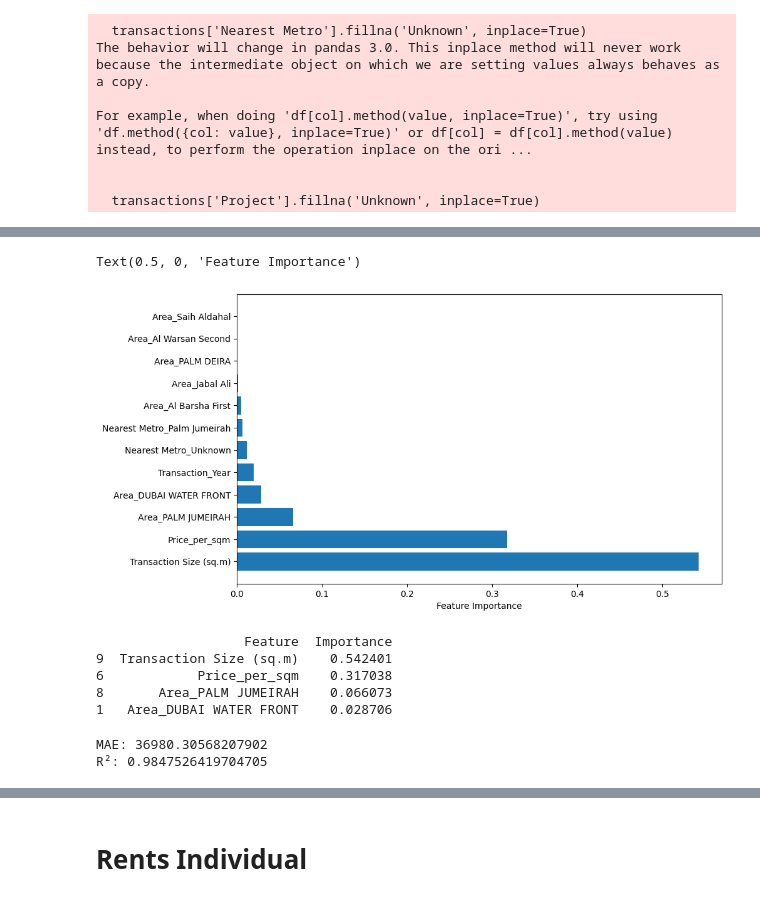
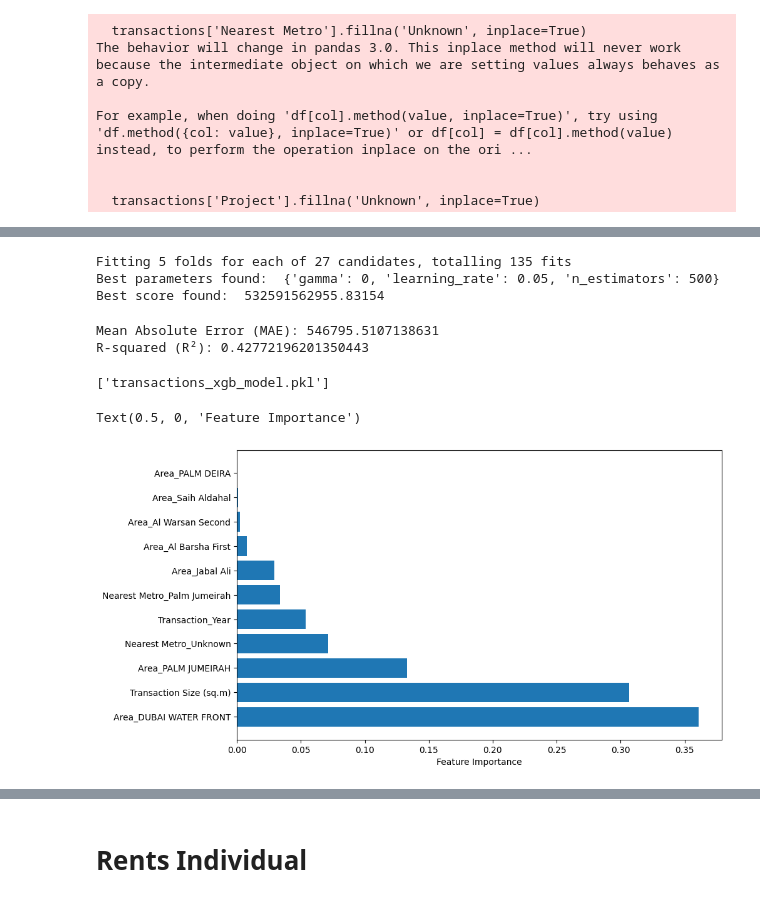
Before and after one commit to codyy6/Ocean-Dubai-House-Rental-and-Sales-Prediction, a Jupyter notebook: AI modelling.ipynb, the cells around one changed output, grey strips where cells are left out. Cells and saved outputs as stored; diff of their text form; code cells hidden in the pictures.

```diff
--- a/AI modelling.ipynb
+++ b/AI modelling.ipynb
@@ -251,7 +255,7 @@ transactions = pd.get_dummies(transactions, columns=columns_to_have)
 columns_to_keep = [
     'Area_Jabal Ali', 'Area_DUBAI WATER FRONT',
     'Nearest Metro_Unknown', 'Nearest Metro_Palm Jumeirah',
-    'Area_PALM DEIRA', 'Area_Saih Aldahal', 'Price_per_sqm', 'Area_Al Warsan Second',
+    'Area_PALM DEIRA', 'Area_Saih Aldahal', 'Area_Al Warsan Second',
     'Area_PALM JUMEIRAH', 'Transaction Size (sq.m)', 'Area_Al Barsha First','Amount', 'Transaction_Year'
 ]
 
@@ -320,0 +289,34 @@ XGBRegressor(base_score=None, booster=None, callbacks=None,
+# %%
+# Define the model
+transaction_model = xgb.XGBRegressor(objective='reg:squarederror')
+
+# Define the parameter grid to search
+param_grid = {
+    'n_estimators': [500, 1000, 1500],  # Number of trees
+    'learning_rate': [0.01, 0.05, 0.1],  # Learning rate
+    'gamma': [0, 0.1, 0.2]  # Minimum loss reduction required to make a further partition
+}
+
+# Define the scoring function (e.g., negative mean squared error for regression)
+scorer = make_scorer(mean_squared_error, greater_is_better=False)
+
+# Set up GridSearchCV
+grid_search = GridSearchCV(
+    estimator=transaction_model,
+    param_grid=param_grid,
+    scoring=scorer,
+    cv=5,  # 5-fold cross-validation
+    n_jobs=-1,  # Use all available cores
+    verbose=1  # Print progress
+)
+
+# Fit the grid search to the data
+grid_search.fit(X_train, y_train)
+
+# Print the best parameters and the corresponding score
+print("Best parameters found: ", grid_search.best_params_)
+print("Best score found: ", -grid_search.best_score_)  # Negative because we used negative MSE
+# %% [output]
+Fitting 5 folds for each of 27 candidates, totalling 135 fits
+Best parameters found:  {'gamma': 0, 'learning_rate': 0.05, 'n_estimators': 500}
+Best score found:  532591562955.83154
@@ -321,34 +327,31 @@ XGBRegressor(base_score=None, booster=None, callbacks=None,
+# %%
+# Calculate MAE
+mae = mean_absolute_error(y_test, predictions)
+print(f"Mean Absolute Error (MAE): {mae}")
+
+# Calculate R-squared (R²)
+r2 = r2_score(y_test, predictions)
+print(f"R-squared (R²): {r2}")
+# %% [output]
+Mean Absolute Error (MAE): 546795.5107138631
+R-squared (R²): 0.42772196201350443
+# %%
+joblib.dump(transactions_best_model, 'transactions_xgb_model.pkl')
+# %% [output]
+['transactions_xgb_model.pkl']
 # %%
 # Get feature importance
-feature_importance = model.feature_importances_
+feature_importance = transaction_model.feature_importances_
 feature_names = X_train.columns
 
 # Create a DataFrame for visualization
 importance_df = pd.DataFrame({'Feature': feature_names, 'Importance': feature_importance})
 importance_df = importance_df.sort_values(by='Importance', ascending=False)
 
 # Plot feature importance
 plt.figure(figsize=(10, 6))
 plt.barh(importance_df['Feature'], importance_df['Importance'])
 plt.xlabel('Feature Importance')
 # %% [output]
 Text(0.5, 0, 'Feature Importance')
-[figure, old version]
+[figure, new version]
-# %%
-important_features = importance_df[importance_df['Importance'] > 0.025]
-print(important_features)
-# %% [output]
-                   Feature  Importance
-9  Transaction Size (sq.m)    0.542401
-6            Price_per_sqm    0.317038
-8       Area_PALM JUMEIRAH    0.066073
-1   Area_DUBAI WATER FRONT    0.028706
-# %%
-from sklearn.metrics import mean_absolute_error, r2_score
-
-y_pred = model.predict(X_test)
-print(f"MAE: {mean_absolute_error(y_test, y_pred)}")
-print(f"R²: {r2_score(y_test, y_pred)}")
-# %% [output]
-MAE: 36980.30568207902
-R²: 0.9847526419704705
```
Also changed, not shown: parts of 20 cells of this notebook, 2 other files.
